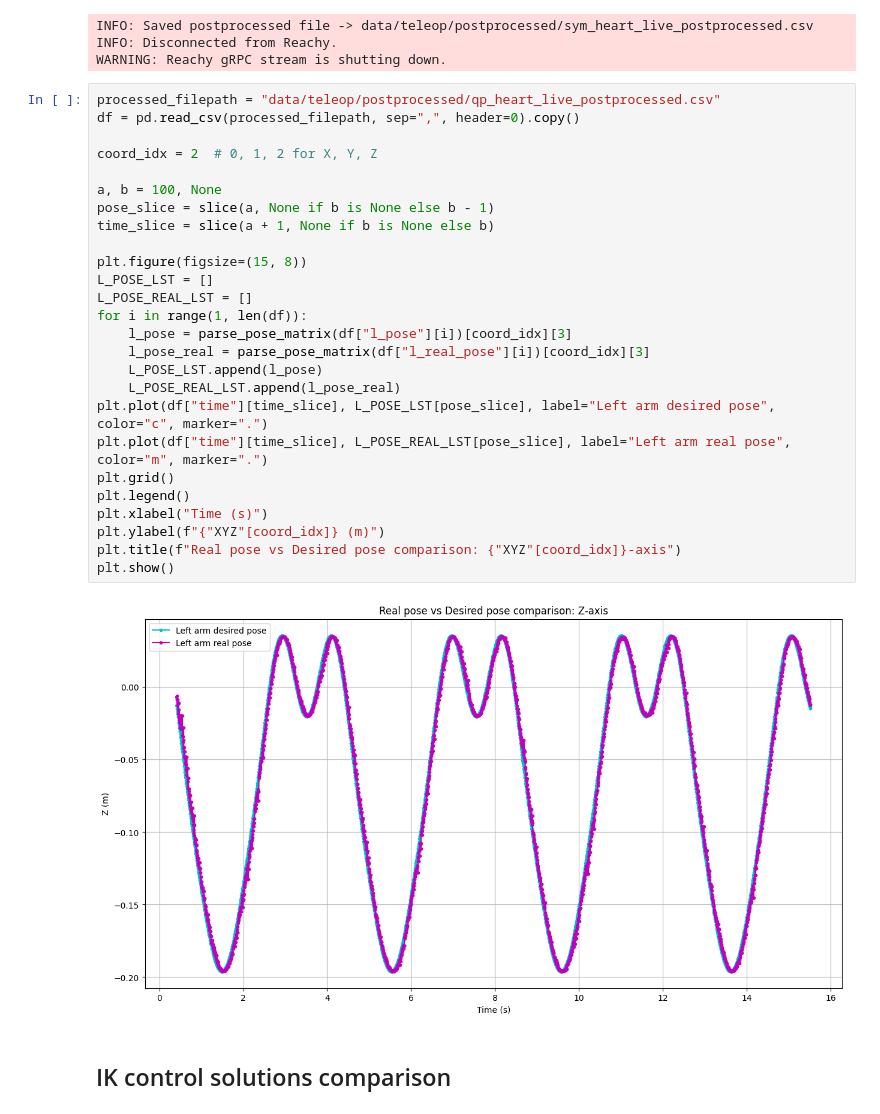
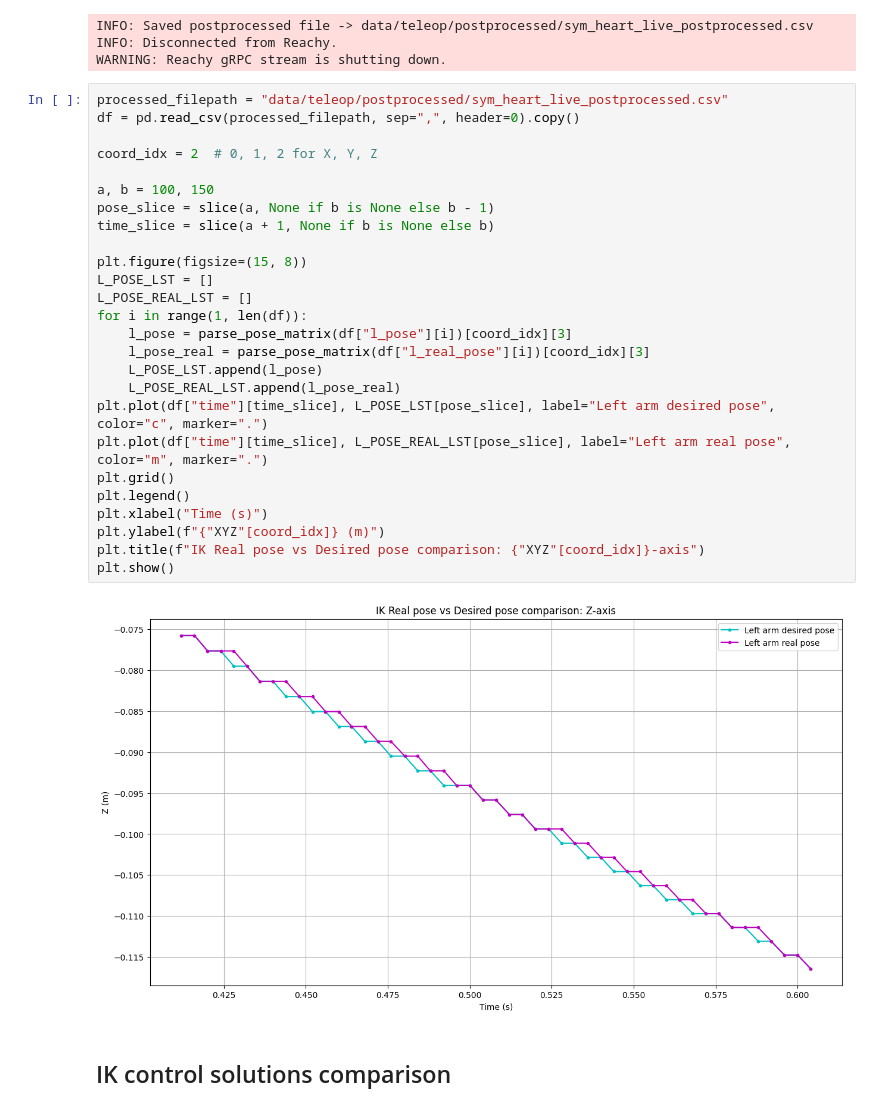
Before and after one commit to pollen-robotics/reachy2_qpik, a Jupyter notebook: src/example/metrics_teleop.ipynb, the cells around one changed output. Cells and saved outputs as stored; diff of their text form.

```diff
--- a/src/example/metrics_teleop.ipynb
+++ b/src/example/metrics_teleop.ipynb
@@ -252,33 +252,33 @@ INFO: Saved postprocessed file -> data/teleop/postprocessed/sym_heart_live_postp
 INFO: Disconnected from Reachy.
 WARNING: Reachy gRPC stream is shutting down.
 # %%
-processed_filepath = "data/teleop/postprocessed/qp_heart_live_postprocessed.csv"
+processed_filepath = "data/teleop/postprocessed/sym_heart_live_postprocessed.csv"
 df = pd.read_csv(processed_filepath, sep=",", header=0).copy()
 
 coord_idx = 2  # 0, 1, 2 for X, Y, Z
 
-a, b = 100, None
+a, b = 100, 150
 pose_slice = slice(a, None if b is None else b - 1)
 time_slice = slice(a + 1, None if b is None else b)
 
 plt.figure(figsize=(15, 8))
 L_POSE_LST = []
 L_POSE_REAL_LST = []
 for i in range(1, len(df)):
     l_pose = parse_pose_matrix(df["l_pose"][i])[coord_idx][3]
     l_pose_real = parse_pose_matrix(df["l_real_pose"][i])[coord_idx][3]
     L_POSE_LST.append(l_pose)
     L_POSE_REAL_LST.append(l_pose_real)
 plt.plot(df["time"][time_slice], L_POSE_LST[pose_slice], label="Left arm desired pose", color="c", marker=".")
 plt.plot(df["time"][time_slice], L_POSE_REAL_LST[pose_slice], label="Left arm real pose", color="m", marker=".")
 plt.grid()
 plt.legend()
 plt.xlabel("Time (s)")
 plt.ylabel(f"{"XYZ"[coord_idx]} (m)")
-plt.title(f"Real pose vs Desired pose comparison: {"XYZ"[coord_idx]}-axis")
+plt.title(f"IK Real pose vs Desired pose comparison: {"XYZ"[coord_idx]}-axis")
 plt.show()
 # %% [output]
-[figure, old version]
+[figure, new version]
 # %% [markdown]
 ## IK control solutions comparison
 # %% [markdown]
```
Also changed, not shown: parts of 3 cells of this notebook, 36 other files.
